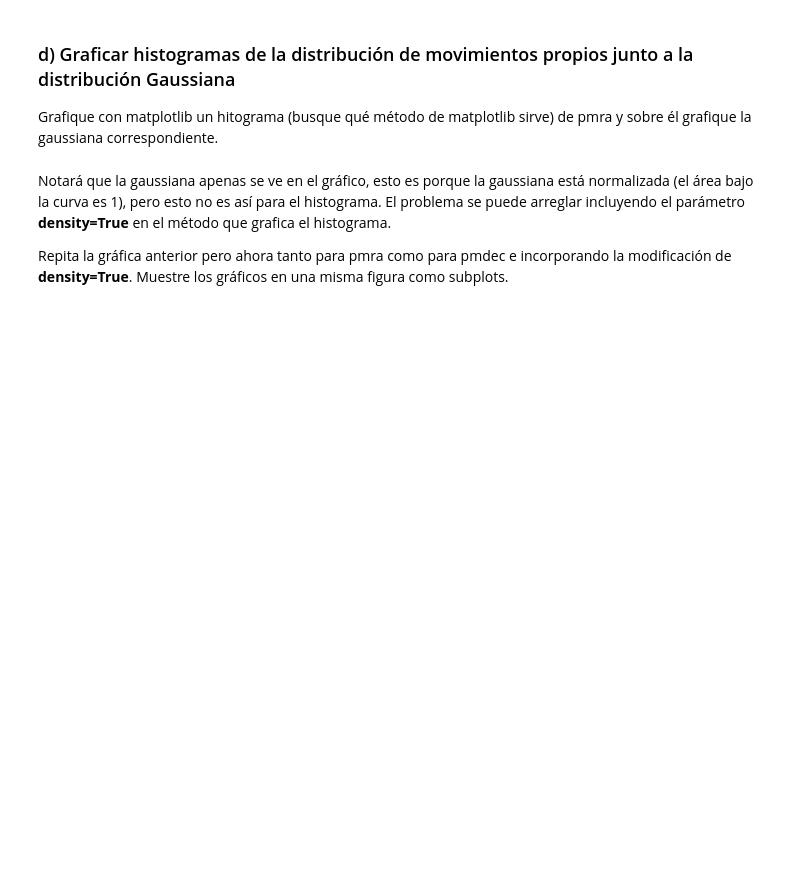
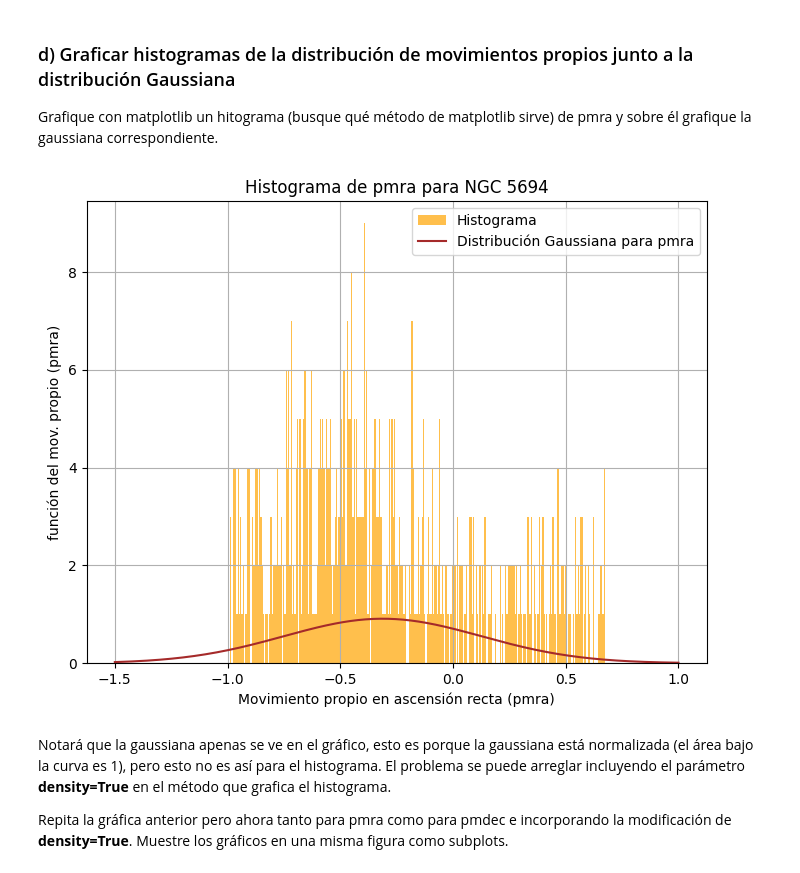
Before and after one commit to azavalac/Tarea-2-zavala, a Jupyter notebook: Tarea2.ipynb, the cells around one changed output. Saved outputs shown, nothing was run; the diff lists cells and outputs as text; code cells hidden in the pictures; blank space fills up the shorter version.

```diff
--- a/Tarea2.ipynb
+++ b/Tarea2.ipynb
@@ -181,6 +181,20 @@ print (fx_pmdec)
 ### d) Graficar histogramas de la distribución de movimientos propios junto a la distribución Gaussiana
 
 Grafique con matplotlib un hitograma (busque qué método de matplotlib sirve) de pmra y sobre él grafique la gaussiana correspondiente.
+# %%
+# Histograma para pmra
+plt.figure(figsize=(8, 6))
+plt.hist(pmra, bins = 300, color = 'orange', alpha = 0.7, label = 'Histograma')
+#se utiliza bins = 300 considerando que el arreglo es de 300 números.
+plt.plot(x_pmra, fx_pmra, color = 'brown', label = 'Distribución Gaussiana para pmra')
+plt.xlabel('Movimiento propio en ascensión recta (pmra)')
+plt.ylabel('función del mov. propio (pmra)')
+plt.title('Histograma de pmra para NGC 5694')
+plt.grid(True)
+plt.legend()
+plt.show()
+# %% [output]
+[figure, added]
 # %% [markdown]
 Notará que la gaussiana apenas se ve en el gráfico, esto es porque la gaussiana está normalizada (el área bajo la curva es 1), pero esto no es así para el histograma. El problema se puede arreglar incluyendo el parámetro **density=True** en el método que grafica el histograma.
 
```
Also changed, not shown: parts of 3 cells of this notebook.
